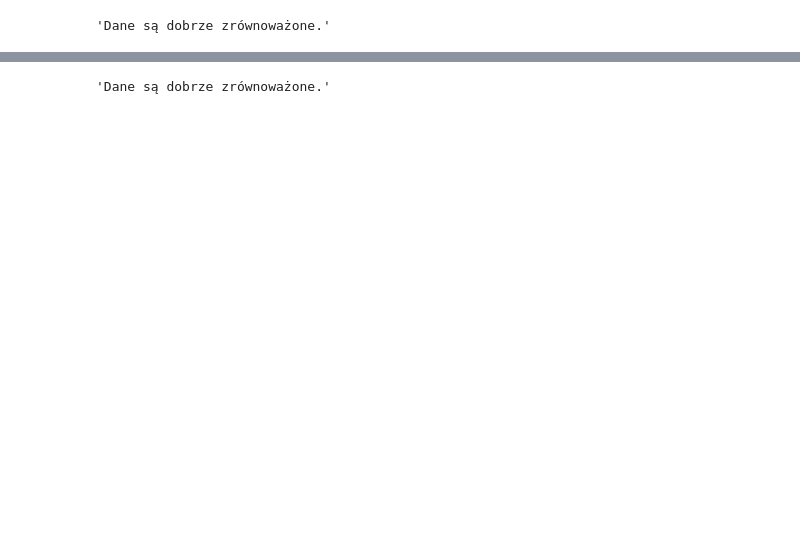
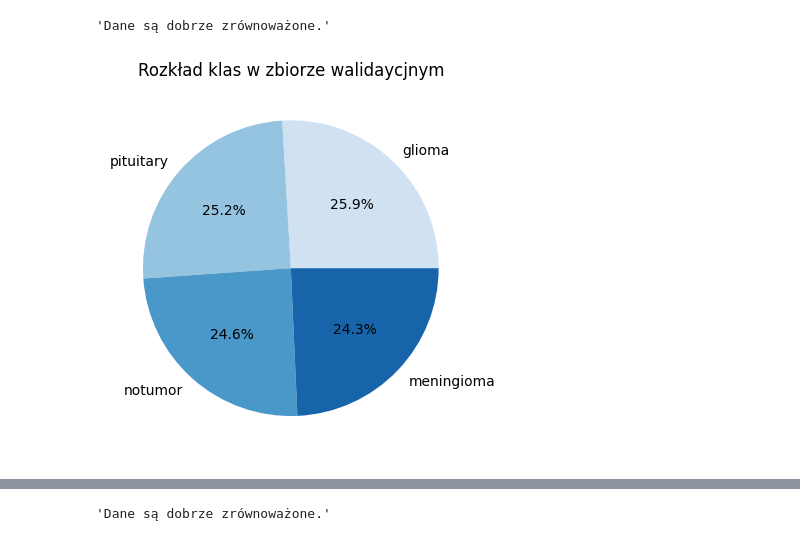
Before and after one commit to MagdaGielazyn/final_project_image_recognition, a Jupyter notebook: MRI.ipynb, the cells around one changed output, grey strips where cells are left out. Cells and saved outputs as stored; diff of their text form; code cells hidden in the pictures; blank space fills up the shorter version.

```diff
--- a/MRI.ipynb
+++ b/MRI.ipynb
@@ -366,0 +369,4 @@ train_df.head(100)
+# %%
+#zmiana datasetu walidacyjnego na df:
+val_df = dataset_to_df(train_ds)
+val_df.head(100)
@@ -395,3 +415,11 @@ plot_class_distribution(train_df, "label_name", "Rozkład klas w zbiorze trening
 check_balance(train_df, 'label_name')
 # %% [output]
 'Dane są dobrze zrównoważone.'
+# %%
+#wyciagniecie nazwy etykiety dla konkretnej labelki zbioru walidacyjnego
+val_df["label_name"] = val_df["path"].apply(lambda p: p.split("/")[-2])
+# %%
+#pokazanie rozkladu klas w zbiorze walidacyjnym
+plot_class_distribution(val_df, "label_name", "Rozkład klas w zbiorze walidaycjnym")
+# %% [output]
+[figure, added]
```
Also changed, not shown: parts of 28 cells of this notebook.
